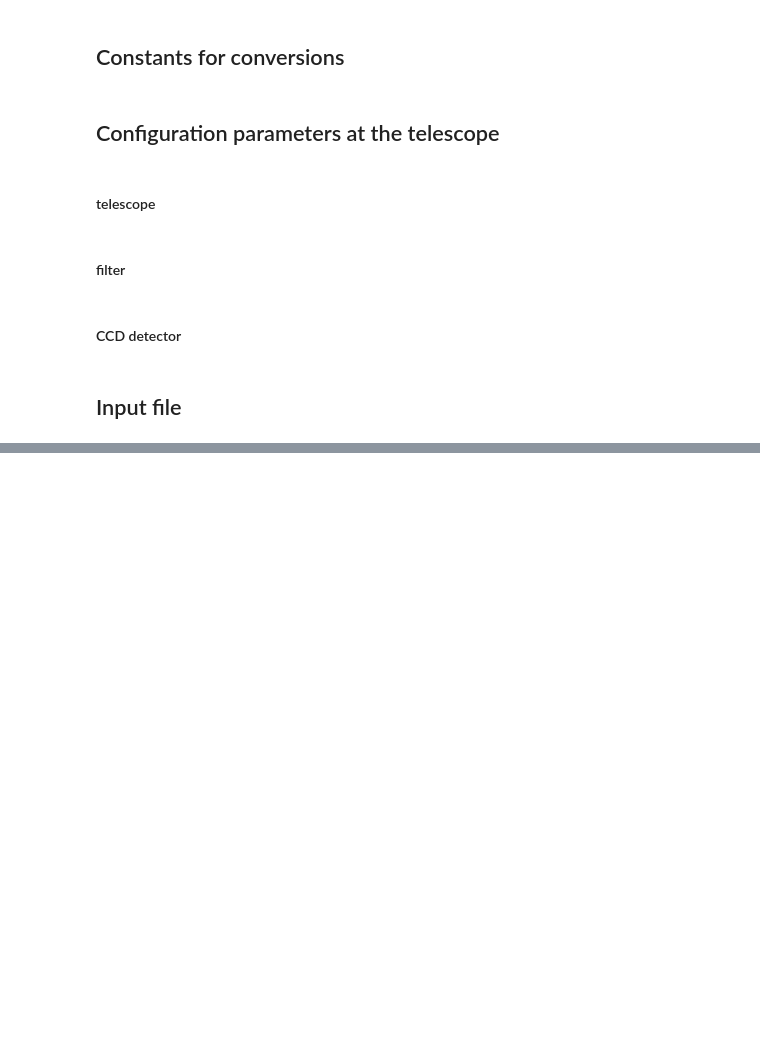
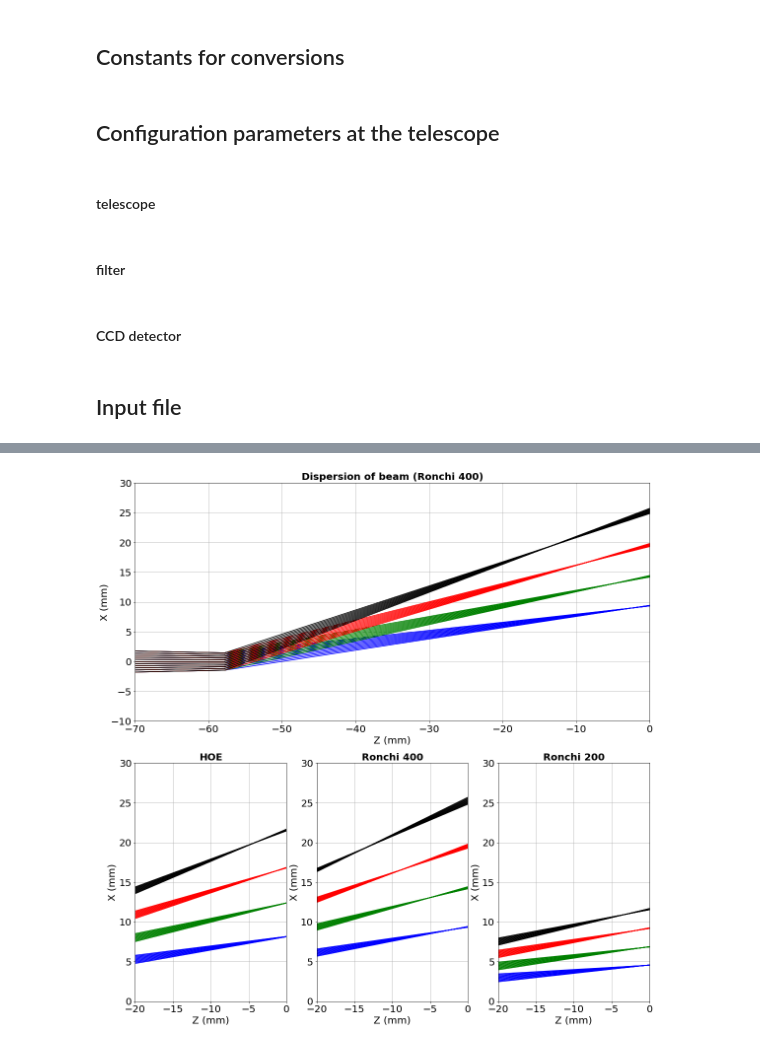
Before and after one commit to sylvielsstfr/OpticSimWthB4, a Jupyter notebook: DrawBeams/notebooks_draw/DrawBeams.ipynb, the cells around one changed output, grey strips where cells are left out. Saved outputs shown, nothing was run; the diff lists cells and outputs as text; code cells hidden in the pictures; blank space fills up the shorter version.

```diff
--- a/DrawBeams/notebooks_draw/DrawBeams.ipynb
+++ b/DrawBeams/notebooks_draw/DrawBeams.ipynb
@@ -349,0 +111,2 @@ plt.savefig(figname2)
+# %%
+Beam4_Rayfile="Beam4_Rayfile_{:d}_allwl_{}_{}".format(NBTOT,theta_x_str,theta_y_str)
@@ -349,0 +230,95 @@ plt.savefig(figname2)
+# %%
+# gridspec inside gridspec
+fig = plt.figure(figsize=(16,16))
+gs0 = gridspec.GridSpec(2, 1, figure=fig)
+
+ax1 = fig.add_subplot(gs0[0])
+for index, row in df_R400.iterrows():
+    wl=row["wave"]
+    col=ColorDict[wl]
+    X0=row["X0"];Y0=row["Y0"];Z0=row["Z0"]-115.5
+    X1=row["X1"];Y1=row["Y1"];Z1=row["Z1"]-115.5
+    X2=row["X2"];Y2=row["Y2"];Z2=row["Z2"]-115.5
+    X3=row["X3"];Y3=row["Y3"];Z3=row["Z3"]-115.5
+    if Y0==0:
+        ax1.plot([Z0,Z1],[X0,X1],"-",color=col)
+        ax1.plot([Z1,Z2],[X1,X2],"-",color=col)
+        ax1.plot([Z2,Z3],[X2,X3],"-",color=col)
+ax1.grid()
+ax1.set_xlim(-70,0)
+ax1.set_ylim(-10,30)
+ax1.set_xlabel("Z (mm)")
+ax1.set_ylabel("X (mm)")
+ax1.set_title("Dispersion of beam (Ronchi 400)",fontweight="bold",fontsize=20)
+ax1.tick_params(axis='both', which='major', labelsize=20)
+#ax1.tick_params(axis='both', which='minor', labelsize=8)
+
+
+gs01 = gs0[1].subgridspec(1, 3)
+ax2=fig.add_subplot(gs01[0,0])
+ax3=fig.add_subplot(gs01[0,1])
+ax4=fig.add_subplot(gs01[0,2])
+
+
+for index, row in df_hoe.iterrows():
+    wl=row["wave"]
+    col=ColorDict[wl]
+    X0=row["X0"];Y0=row["Y0"];Z0=row["Z0"]-115.835
+    X1=row["X1"];Y1=row["Y1"];Z1=row["Z1"]-115.835
+    X2=row["X2"];Y2=row["Y2"];Z2=row["Z2"]-115.835
+    X3=row["X3"];Y3=row["Y3"];Z3=row["Z3"]-115.835
+    if X0==0:
+        ax2.plot([Z2,Z3],[Y2,Y3],"-",color=col)
+ax2.grid()
+ax2.set_xlim(-20,0)
+ax2.set_ylim(0,30)
+ax2.set_xlabel("Z (mm)")
+ax2.set_ylabel("X (mm)")
+ax2.set_title("HOE",fontweight="bold",fontsize=20)
+ax2.tick_params(axis='both', which='major', labelsize=20)
+#ax1.tick_params(axis='both', which='minor', labelsize=8)
+
+
+for index, row in df_R400.iterrows():
+    wl=row["wave"]
+    col=ColorDict[wl]
+    X0=row["X0"];Y0=row["Y0"];Z0=row["Z0"]-115.5
+    X1=row["X1"];Y1=row["Y1"];Z1=row["Z1"]-115.5
+    X2=row["X2"];Y2=row["Y2"];Z2=row["Z2"]-115.5
+    X3=row["X3"];Y3=row["Y3"];Z3=row["Z3"]-115.5
+    if Y0==0:
+        ax3.plot([Z2,Z3],[X2,X3],"-",color=col)
+ax3.grid()
+ax3.set_xlim(-20,0)
+ax3.set_ylim(0,30)
+ax3.set_xlabel("Z (mm)")
+ax3.set_ylabel("X (mm)")
+ax3.set_title("Ronchi 400",fontweight="bold",fontsize=20)
+ax3.tick_params(axis='both', which='major', labelsize=20)
+#ax1.tick_params(axis='both', which='minor', labelsize=8)
+
+
+for index, row in df_R200.iterrows():
+    wl=row["wave"]
+    col=ColorDict[wl]
+    X0=row["X0"];Y0=row["Y0"];Z0=row["Z0"]-115.5
+    X1=row["X1"];Y1=row["Y1"];Z1=row["Z1"]-115.5
+    X2=row["X2"];Y2=row["Y2"];Z2=row["Z2"]-115.5
+    X3=row["X3"];Y3=row["Y3"];Z3=row["Z3"]-115.5
+    if Y0==0:
+        ax4.plot([Z2,Z3],[X2,X3],"-",color=col)
+ax4.grid()
+ax4.set_xlim(-20,0)
+ax4.set_ylim(0,30)
+ax4.set_xlabel("Z (mm)")
+ax4.set_ylabel("X (mm)")
+ax4.set_title("Ronchi 200",fontweight="bold",fontsize=20)
+ax4.tick_params(axis='both', which='major', labelsize=20)
+#ax1.tick_params(axis='both', which='minor', labelsize=8)
+
+
+
+plt.tight_layout()
+plt.savefig("BeamDispersion.pdf")
+# %% [output]
+[figure, added]
```
Also changed, not shown: parts of 60 cells of this notebook, 1 other file.
